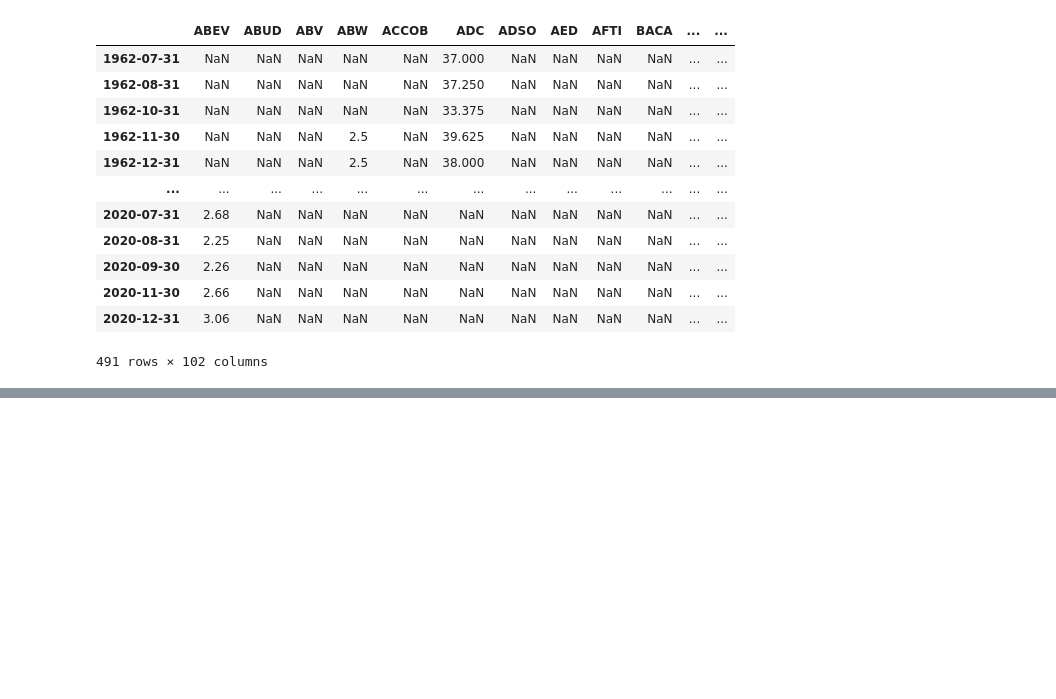
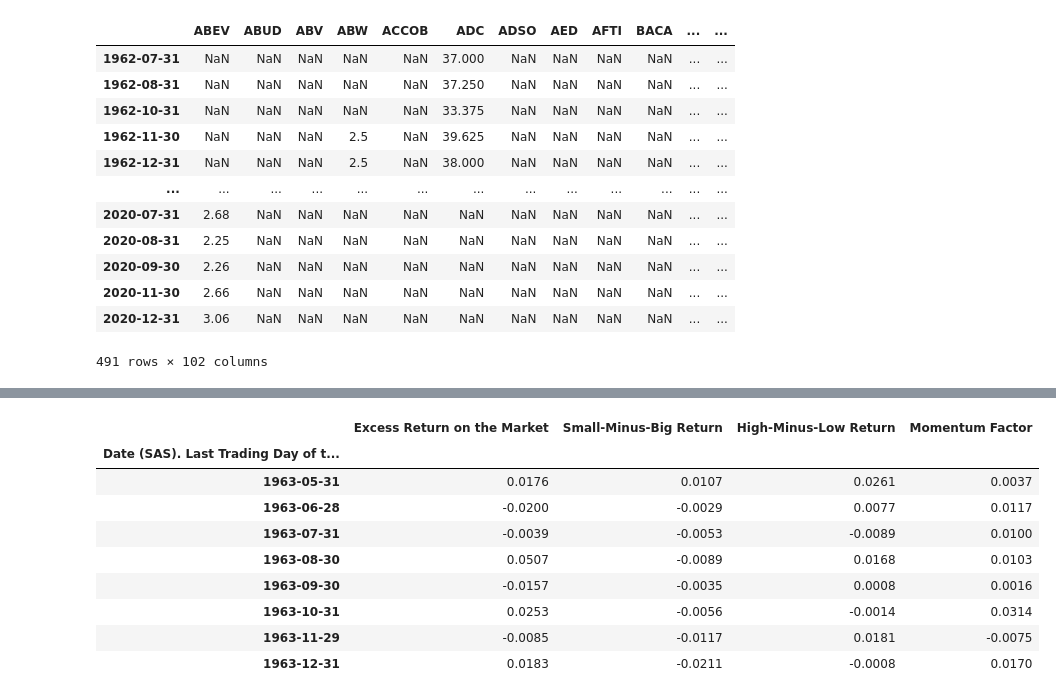
Before and after one commit to statistactics/sin-stocks, a Jupyter notebook: Merging.ipynb, the cells around one changed output, grey strips where cells are left out. Saved outputs shown, nothing was run; the diff lists cells and outputs as text; code cells hidden in the pictures; blank space fills up the shorter version.

```diff
--- a/Merging.ipynb
+++ b/Merging.ipynb
@@ -282,0 +268,13 @@ final_merged.iloc[0:20]
+# %%
+fama_df["1963-05-31": "1964-01-01"]
+# %% [output]
+|  | Excess Return on the Market | Small-Minus-Big Return | High-Minus-Low Return | Momentum Factor |
+| Date (SAS). Last Trading Day of t... |  |  |  |  |
+| 1963-05-31 | 0.0176 | 0.0107 | 0.0261 | 0.0037 |
+| 1963-06-28 | -0.0200 | -0.0029 | 0.0077 | 0.0117 |
+| 1963-07-31 | -0.0039 | -0.0053 | -0.0089 | 0.0100 |
+| 1963-08-30 | 0.0507 | -0.0089 | 0.0168 | 0.0103 |
+| 1963-09-30 | -0.0157 | -0.0035 | 0.0008 | 0.0016 |
+| 1963-10-31 | 0.0253 | -0.0056 | -0.0014 | 0.0314 |
+| 1963-11-29 | -0.0085 | -0.0117 | 0.0181 | -0.0075 |
+| 1963-12-31 | 0.0183 | -0.0211 | -0.0008 | 0.0170 |
```
Also changed, not shown: parts of 17 cells of this notebook.
